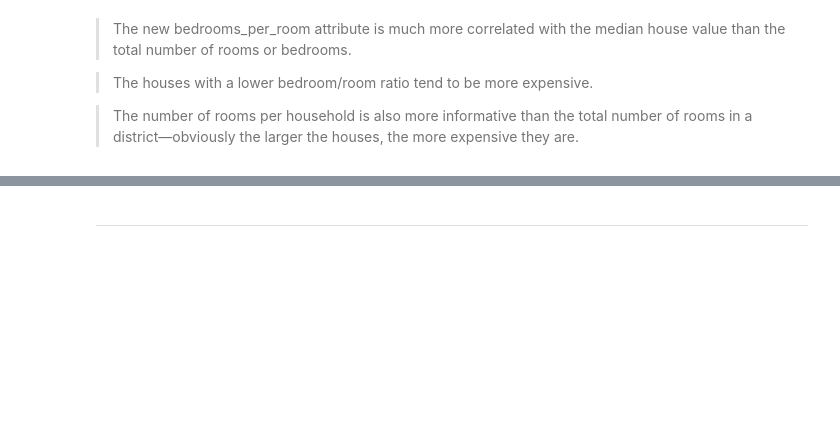
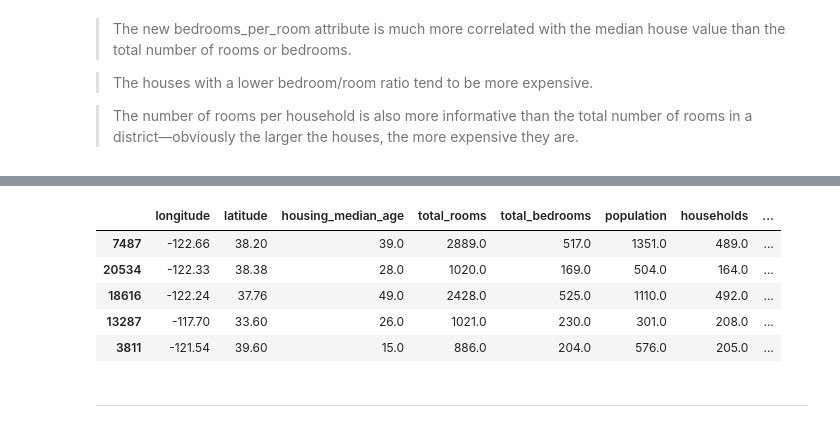
Before and after one commit to Shriram-Vibhute/House_Price_Prediction, a Jupyter notebook: project.ipynb, the cells around one changed output, grey strips where cells are left out. Drawn from its saved outputs; the diff is of its cells as text; code cells hidden in the pictures; blank space fills up the shorter version.

Commit message:
modified -  project.ipynb : Performed Feature Transformation

```diff
--- a/project.ipynb
+++ b/project.ipynb
@@ -262,0 +332,2 @@ Name: median_house_value, dtype: float64
+# %%
+temp_housing4 = temp_housing3.copy()
@@ -262,0 +344,4 @@ Name: median_house_value, dtype: float64
+# %%
+from sklearn.preprocessing import OneHotEncoder
+
+ohe.fit(temp_housing4['ocean_proximity'].values.reshape(-1, 1))
@@ -262,0 +355,6 @@ Name: median_house_value, dtype: float64
+# %%
+decoded = pd.DataFrame(
+    ohe.transform(temp_housing4['ocean_proximity'].values.reshape(-1, 1)).toarray(),
+    columns=ohe.categories_
+)
+decoded.head()
@@ -263,3 +368,14 @@ Name: median_house_value, dtype: float64
+# %%
+temp_housing4 = pd.concat([temp_housing4, decoded], axis=1)
+# %%
+temp_housing4.sample(5)
+# %% [output]
+|  | longitude | latitude | housing_median_age | total_rooms | total_bedrooms | population | households | ... |
+| 7487 | -122.66 | 38.20 | 39.0 | 2889.0 | 517.0 | 1351.0 | 489.0 | ... |
+| 20534 | -122.33 | 38.38 | 28.0 | 1020.0 | 169.0 | 504.0 | 164.0 | ... |
+| 18616 | -122.24 | 37.76 | 49.0 | 2428.0 | 525.0 | 1110.0 | 492.0 | ... |
+| 13287 | -117.70 | 33.60 | 26.0 | 1021.0 | 230.0 | 301.0 | 208.0 | ... |
+| 3811 | -121.54 | 39.60 | 15.0 | 886.0 | 204.0 | 576.0 | 205.0 | ... |
 # %% [markdown]
 <hr>
 # %% [markdown]
```
Also changed, not shown: parts of 24 cells of this notebook.
